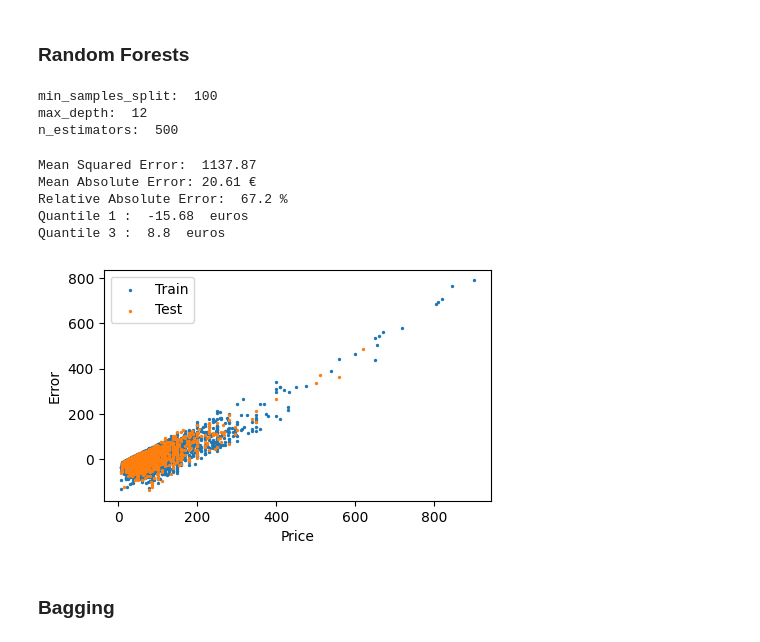
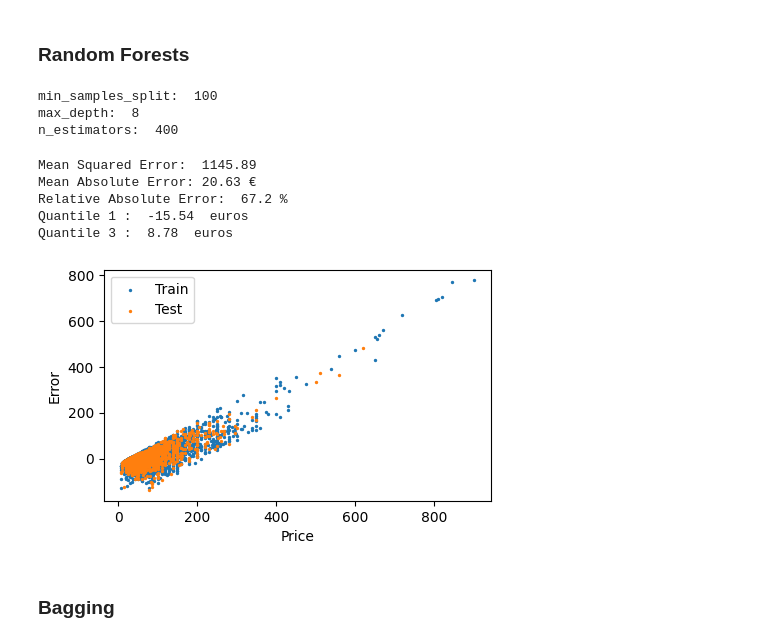
Before and after one commit to AlbanemchtCs/ml-project, a Jupyter notebook: models/trees&boosting.ipynb, the cells around one changed output. Saved outputs shown, nothing was run; the diff lists cells and outputs as text; code cells hidden in the pictures.

```diff
--- a/models/trees&boosting.ipynb
+++ b/models/trees&boosting.ipynb
@@ -198,8 +194,8 @@ from sklearn.ensemble import RandomForestRegressor
 
 pgrid = {
     "max_depth": range(4, 15, 2),
-    "n_estimators": range(500, 900, 100),
-    "min_samples_split": range(50, 500, 50)
+    "n_estimators": range(400, 600, 30),
+    "min_samples_split": range(50, 300, 50)
 }
 best_random_forest_params = {}
 mse = 100000000
@@ -221,22 +217,22 @@ print("max_depth: ", best_random_forest_params["max_depth"])
 print("n_estimators: ", best_random_forest_params["n_estimators"])
 # %% [output]
 min_samples_split:  100
-max_depth:  12
-n_estimators:  500
+max_depth:  8
+n_estimators:  400
 # %%
 rforest = RandomForestRegressor(
-    n_estimators=500,
+    n_estimators=400,
     min_samples_split=100,
-    max_depth=12
+    max_depth=8
 )
 plot_metrics(rforest, X_train_tot, y_train_tot, X_test, y_test)
 # %% [output]
-Mean Squared Error:  1137.87
-Mean Absolute Error: 20.61 €
+Mean Squared Error:  1145.89
+Mean Absolute Error: 20.63 €
 Relative Absolute Error:  67.2 %
-Quantile 1 :  -15.68  euros
-Quantile 3 :  8.8  euros
+Quantile 1 :  -15.54  euros
+Quantile 3 :  8.78  euros
-[figure, old version]
+[figure, new version]
 # %% [markdown]
 ### Bagging
 # %%
```
Also changed, not shown: parts of 1 cell of this notebook, 1 other file.
